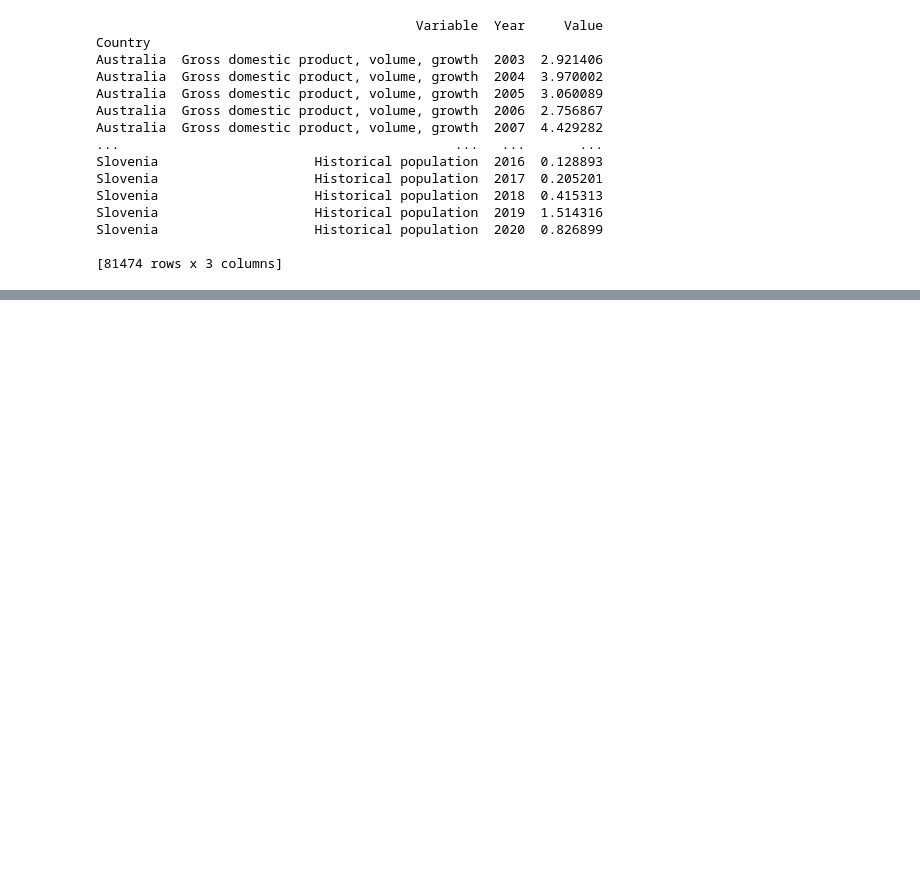
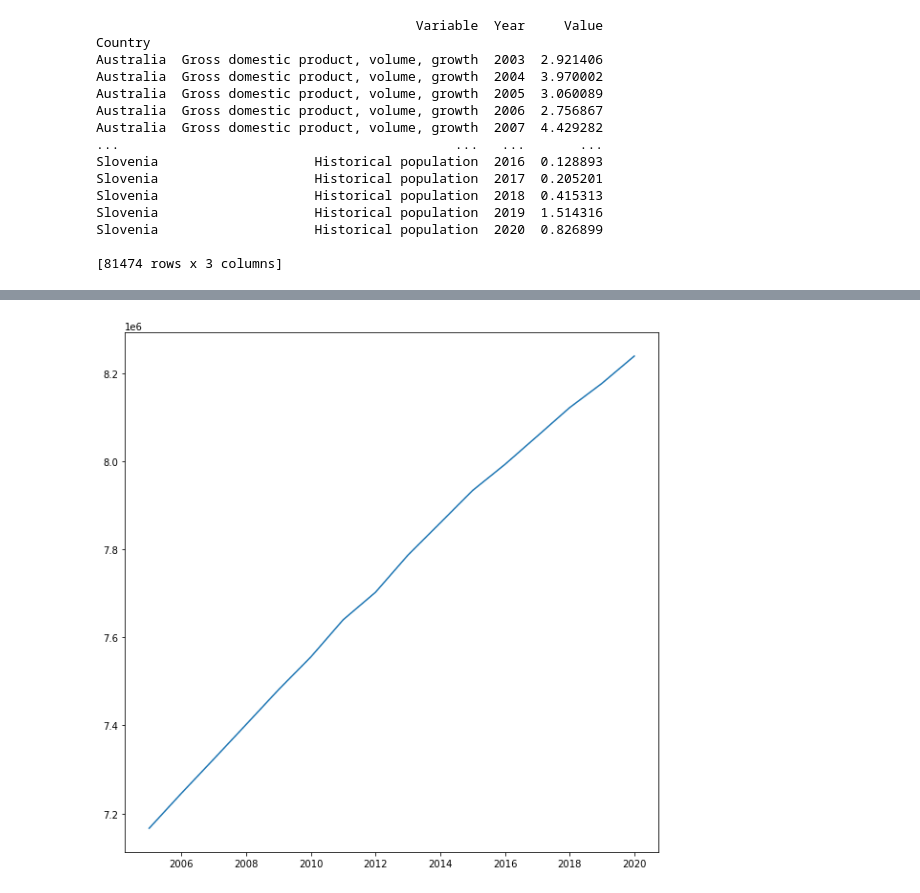
Before and after one commit to BoSuto/Data-analysis-for-business-March-2022-, a Jupyter notebook: Population, Economics & Green Growth.ipynb, the cells around one changed output, grey strips where cells are left out. Cells and saved outputs as stored; diff of their text form; code cells hidden in the pictures; blank space fills up the shorter version.

Commit message:
first plot

```diff
--- a/Population, Economics & Green Growth.ipynb
+++ b/Population, Economics & Green Growth.ipynb
@@ -1098,2 +1108,17 @@ pivot_ui(concat_pivot)
 # %% [output]
 [interactive output not drawn]
+# %%
+def getAverageByYear(variableName):
+    return concat_df.loc[concat_df["Variable"]==variableName].groupby(['Year'])['Value'].mean().to_frame('Average')
+
+gdp = getAverageByYear('Gross domestic product, volume, growth')
+pop = getAverageByYear('Historical population')
+green = getAverageByYear('POPDEN')
+fig, ax = plt.subplots(figsize=(10,10))
+x = pop.index
+y1 = pop["Average"]
+
+ax.plot(x,y1)
+plt.show()
+# %% [output]
+[figure, added]
```
Also changed, not shown: parts of 13 cells of this notebook.
